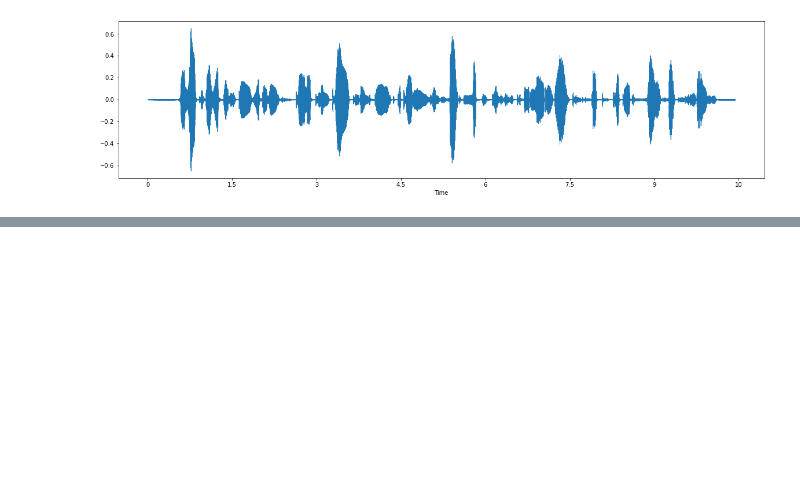
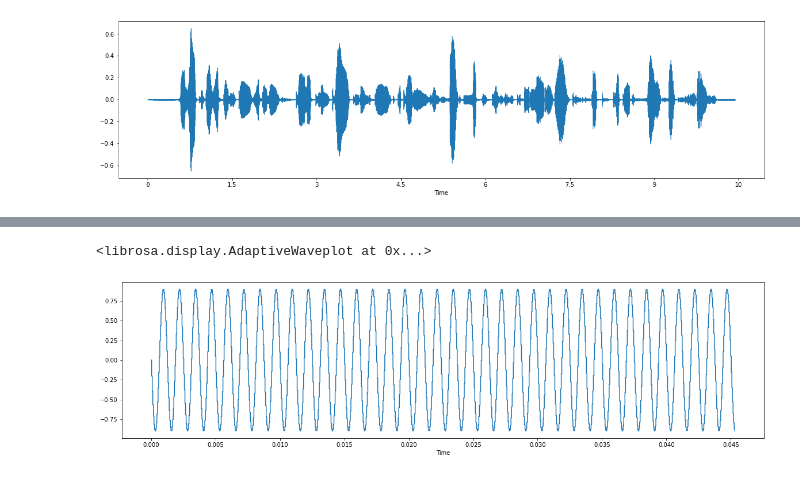
Before and after one commit to DevTae/Digital-Signal-Processing-Exercise, a Jupyter notebook: Digital-Signal-Processing-Exercise.ipynb, the cells around one changed output, grey strips where cells are left out. Drawn from its saved outputs; the diff is of its cells as text; code cells hidden in the pictures; blank space fills up the shorter version.

```diff
--- a/Digital-Signal-Processing-Exercise.ipynb
+++ b/Digital-Signal-Processing-Exercise.ipynb
@@ -196,0 +199,6 @@ plt.tight_layout()
+# %%
+fig = plt.figure(figsize = (20, 5))
+librosa.display.waveshow(sin3[0:1000], sr=22050)
+# %% [output]
+<librosa.display.AdaptiveWaveplot at 0x...>
+[figure, added]
```
Also changed, not shown: parts of 26 cells of this notebook.
